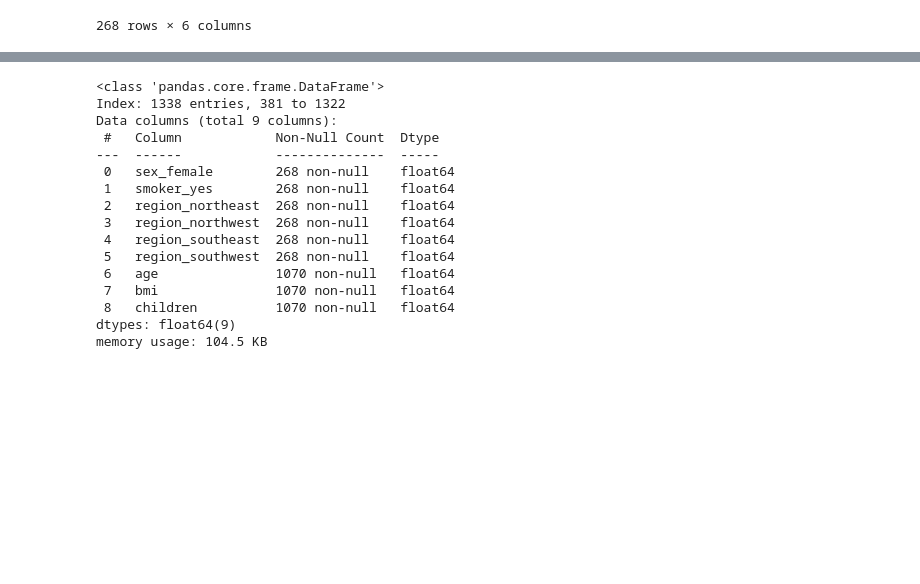
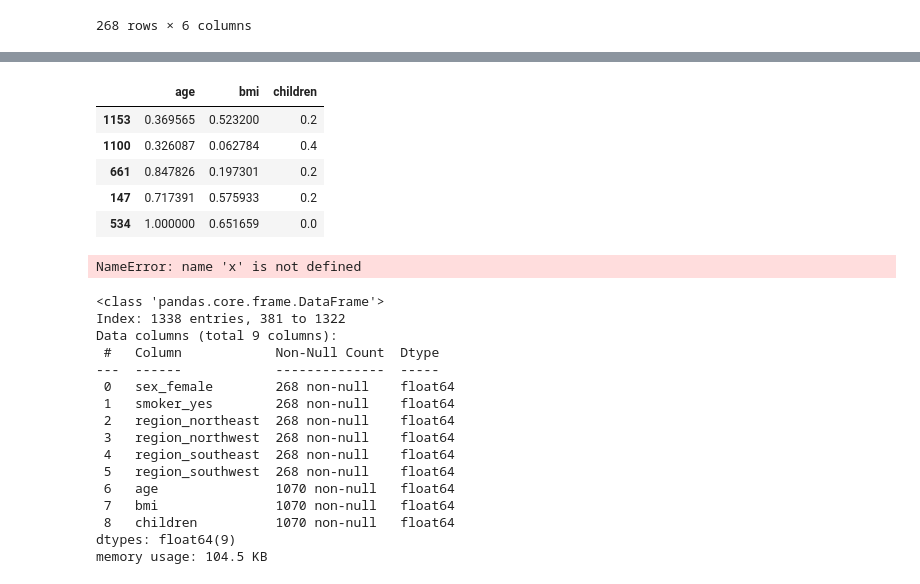
Before and after one commit to Antonio27M/ML-web-app-using-Streamlit, a Jupyter notebook: src/02-linear-regression-medical-insurance-cost.ipynb, the cells around one changed output, grey strips where cells are left out. Saved outputs shown, nothing was run; the diff lists cells and outputs as text; code cells hidden in the pictures; blank space fills up the shorter version.

```diff
--- a/src/02-linear-regression-medical-insurance-cost.ipynb
+++ b/src/02-linear-regression-medical-insurance-cost.ipynb
@@ -189,6 +193,15 @@ num_variables = ['age','bmi','children']
 min_max_features = min_max_scaler.fit_transform(X_train[num_variables])
 
 df_min_max = pd.DataFrame(min_max_features, index=X_train.index, columns=num_variables)
+# %%
+df_min_max.head()
+# %% [output]
+|  | age | bmi | children |
+| 1153 | 0.369565 | 0.523200 | 0.2 |
+| 1100 | 0.326087 | 0.062784 | 0.4 |
+| 661 | 0.847826 | 0.197301 | 0.2 |
+| 147 | 0.717391 | 0.575933 | 0.2 |
+| 534 | 1.000000 | 0.651659 | 0.0 |
 # %%
 columns_drop = ['sex_male', 'smoker_no']
 
@@ -196,5 +209,9 @@ X_train_cat_ohe.drop(columns=columns_drop, inplace=True)
 X_test_cat_ohe.drop(columns=columns_drop, inplace=True)
 X_train_seg = pd.concat([X_train.drop(columns=cat_variables), X_train_cat_ohe], axis=1)
 X_test_seg = pd.concat([X_test.drop(columns=cat_variables), X_test_cat_ohe], axis=1)
+# %%
+x
+# %% [output]
+NameError: name 'x' is not defined
 # %%
 X_train_final = pd.concat([X_train_seg.drop(columns=num_variables), df_min_max], axis=1)
```
Also changed, not shown: parts of 6 cells of this notebook, 3 other files.
